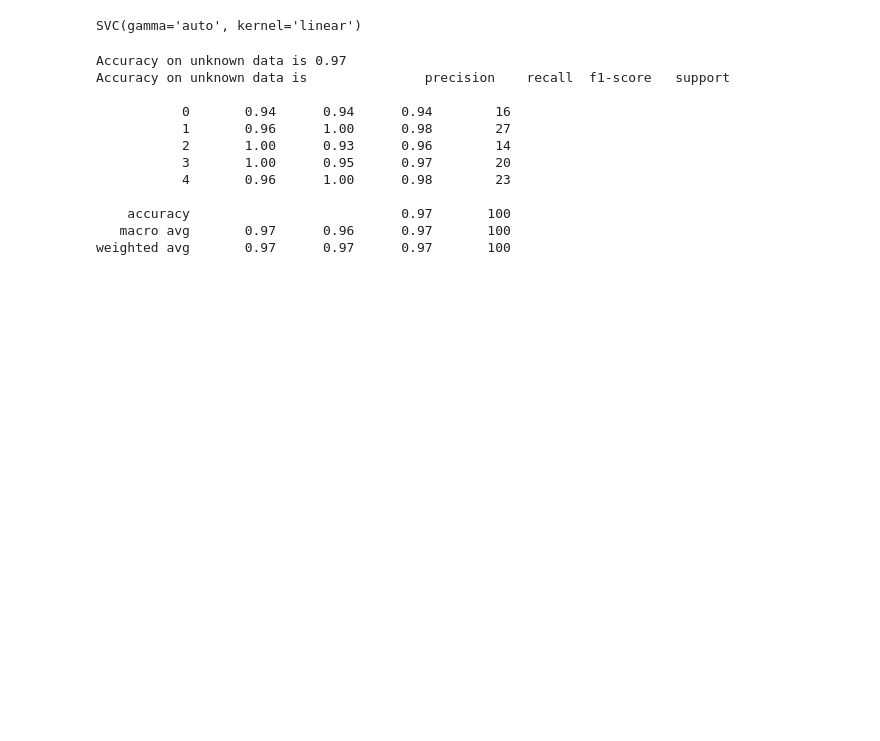
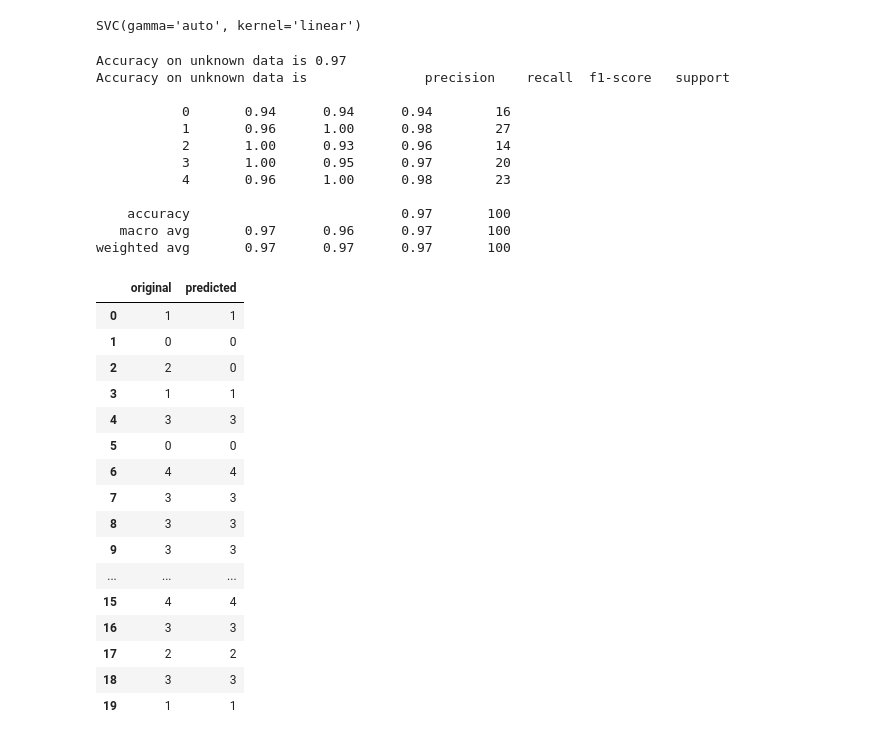
Before and after one commit to bsponce1/modelo-2, a Jupyter notebook: SVM EXP2.ipynb, the cells around one changed output. Saved outputs shown, nothing was run; the diff lists cells and outputs as text; code cells hidden in the pictures; blank space fills up the shorter version.

```diff
--- a/SVM EXP2.ipynb
+++ b/SVM EXP2.ipynb
@@ -180,3 +180,27 @@ Accuracy on unknown data is               precision    recall  f1-score   suppor
     accuracy                           0.97       100
    macro avg       0.97      0.96      0.97       100
 weighted avg       0.97      0.97      0.97       100
+# %%
+'''Para visualizar los datos'''
+import pandas as pd
+'''Mostrar el resultado de la prediccion'''
+result = pd.DataFrame({'original' : y_test,'predicted' : y2})
+result.head(20)
+# %% [output]
+|  | original | predicted |
+| 0 | 1 | 1 |
+| 1 | 0 | 0 |
+| 2 | 2 | 0 |
+| 3 | 1 | 1 |
+| 4 | 3 | 3 |
+| 5 | 0 | 0 |
+| 6 | 4 | 4 |
+| 7 | 3 | 3 |
+| 8 | 3 | 3 |
+| 9 | 3 | 3 |
+| ... | ... | ... |
+| 15 | 4 | 4 |
+| 16 | 3 | 3 |
+| 17 | 2 | 2 |
+| 18 | 3 | 3 |
+| 19 | 1 | 1 |
```
